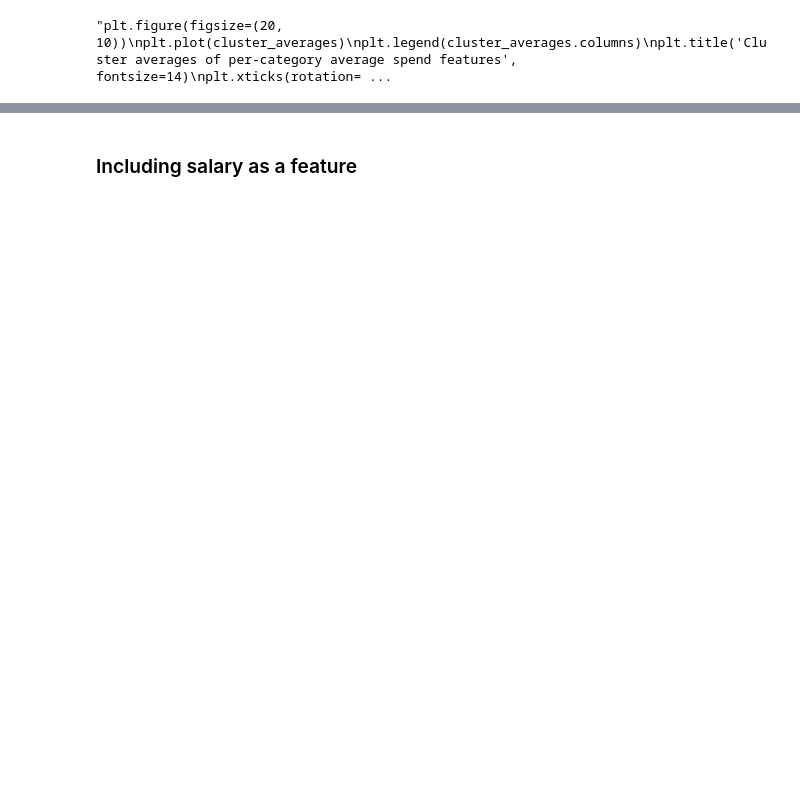
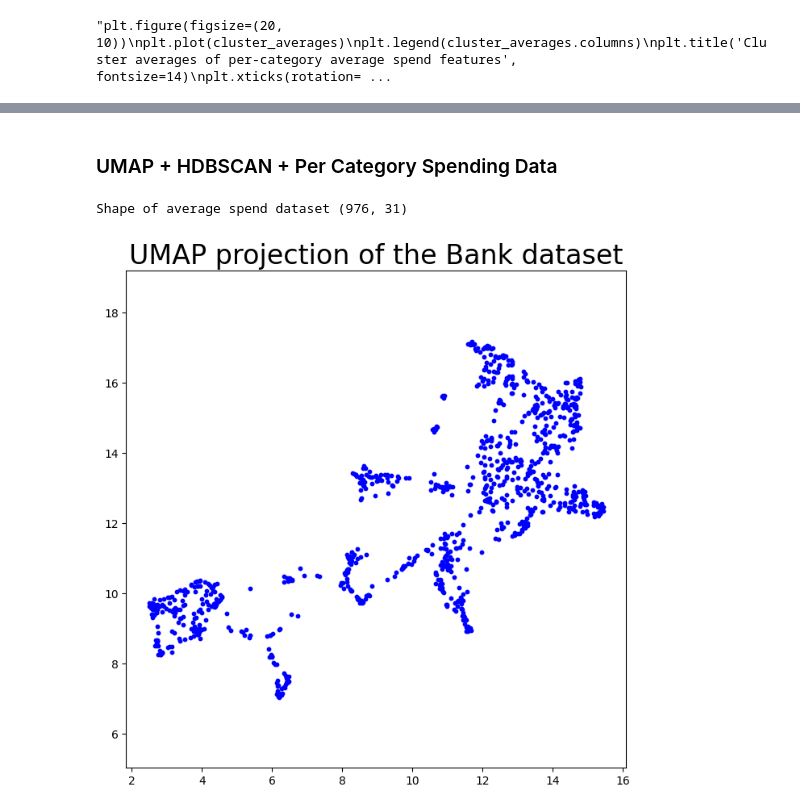
Before and after one commit to UoB-DSMP-2023-24/dsmp-2024-group-38, a Jupyter notebook: UMAP_HDBSCAN_clustering_dataset2.ipynb, the cells around one changed output, grey strips where cells are left out. Drawn from its saved outputs; the diff is of its cells as text; code cells hidden in the pictures; blank space fills up the shorter version.

```diff
--- a/UMAP_HDBSCAN_clustering_dataset2.ipynb
+++ b/UMAP_HDBSCAN_clustering_dataset2.ipynb
@@ -279,2 +250,34 @@ plt.show()
-# %% [markdown]
-### Including salary as a feature
+# %% [markdown]
+### UMAP + HDBSCAN + Per Category Spending Data
+# %%
+import umap
+
+np.random.seed(120)
+
+# convert to numpy array
+bank_umap_2 = bank_pivot_norm.to_numpy()
+print(f'Shape of average spend dataset',bank_umap_2.shape)
+
+# apply UMAP
+umap_reducer = umap.UMAP(
+    n_neighbors=20, #400
+    min_dist=0.1, # 0.05
+    metric = 'euclidean'
+)
+embedding = umap_reducer.fit_transform(bank_umap_2)
+
+# plot UMAP embedding
+plt.figure(figsize=(8, 8))
+plt.scatter(
+    embedding[:, 0],
+    embedding[:, 1],
+    c='blue',
+    cmap='Spectral',
+    s=10
+)
+
+plt.gca().set_aspect('equal', 'datalim')
+plt.title('UMAP projection of the Bank dataset', fontsize=24);
+# %% [output]
+Shape of average spend dataset (976, 31)
+[figure, added]
```
Also changed, not shown: parts of 14 cells of this notebook.
